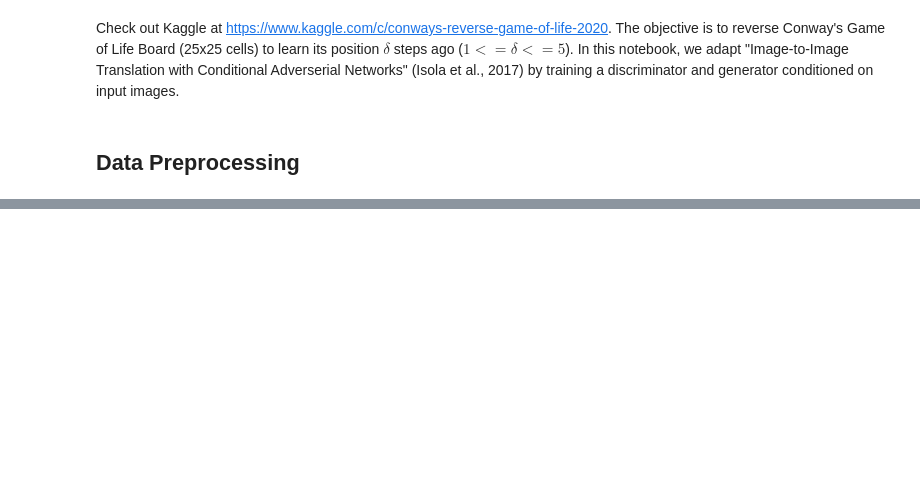
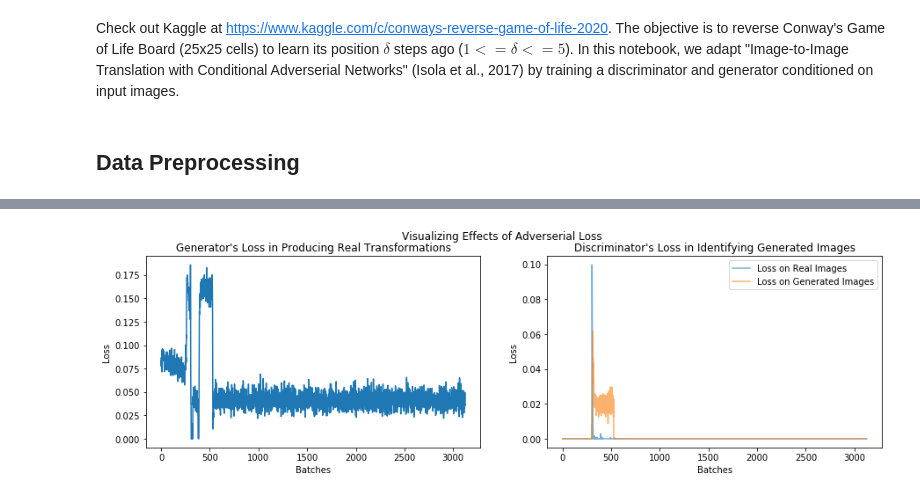
Before and after one commit to navyamehta/ai-research-projects, a Jupyter notebook: kaggle-GOL-CNN-encoder/GOL Reversal - Conditional GANs.ipynb, the cells around one changed output, grey strips where cells are left out. Cells and saved outputs as stored; diff of their text form; code cells hidden in the pictures; blank space fills up the shorter version.

```diff
--- a/kaggle-GOL-CNN-encoder/GOL Reversal - Conditional GANs.ipynb
+++ b/kaggle-GOL-CNN-encoder/GOL Reversal - Conditional GANs.ipynb
@@ -88,0 +146,11 @@ VI1.shape, VI2.shape, VI3.shape, VO.shape
+# %%
+numepochs, batch_size = 20, 256
+start = time.time()
+numbatches = round((40000/batch_size)*numepochs)
+drealloss, dfakeloss, genloss = np.zeros(numbatches), np.zeros(numbatches), np.zeros(numbatches)
+checkpoints = np.vectorize(round)(np.arange(0, numbatches, numbatches/10)+numbatches/10-1)
+for i in range(numbatches):
+    d, f, g = batch_trainer(cganmodel, gmodel, dmodel, X1[:40000],X2[:40000],Y[:40000], batch_size)
+    drealloss[i], dfakeloss[i], genloss[i] = d, f, g
+    if (i in checkpoints):
+        print("Checkpoint at Batch No."+str(i+1)+" in "+str(time.time()-start)+" seconds")
@@ -88,0 +168,18 @@ VI1.shape, VI2.shape, VI3.shape, VO.shape
+# %%
+plt.figure(figsize=(15,4))
+plt.subplot(1,2,1)
+plt.suptitle("Visualizing Effects of Adverserial Loss")
+plt.title("Generator's Loss in Producing Real Transformations")
+plt.xlabel("Batches")
+plt.ylabel("Loss")
+pd.Series(genloss).plot()
+plt.subplot(1,2,2)
+plt.title("Discriminator's Loss in Identifying Generated Images")
+plt.xlabel("Batches")
+plt.ylabel("Loss")
+pd.Series(drealloss).plot(label="Loss on Real Images", alpha=0.6)
+pd.Series(dfakeloss).plot(label="Loss on Generated Images", alpha=0.6)
+plt.legend(loc="best")
+plt.show()
+# %% [output]
+[figure, added]
```
Also changed, not shown: parts of 16 cells of this notebook.
